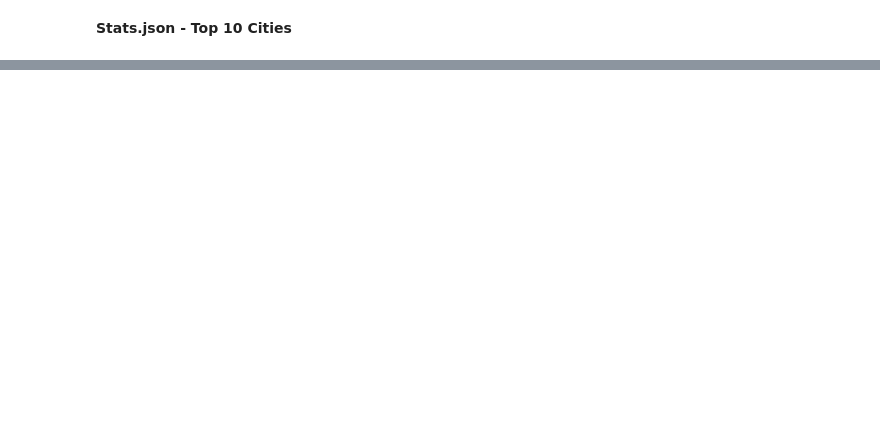
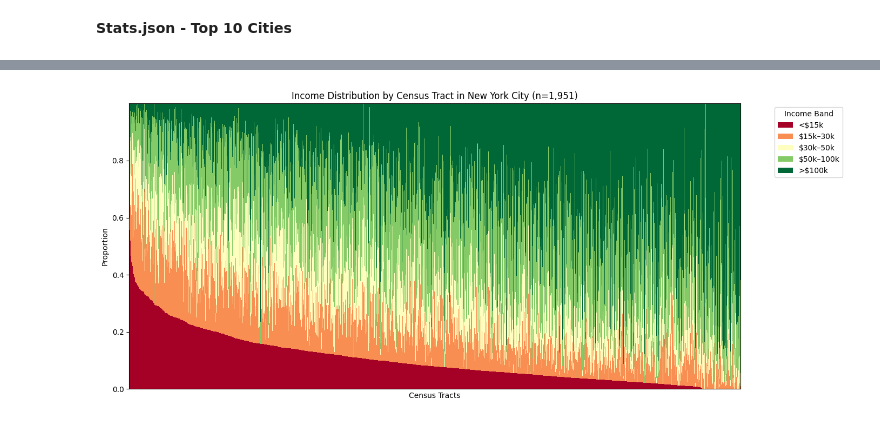
Before and after one commit to tomcavilla/Twitter-Sentiment, a Jupyter notebook: Analysis.ipynb, the cells around one changed output, grey strips where cells are left out. Cells and saved outputs as stored; diff of their text form; code cells hidden in the pictures; blank space fills up the shorter version.

```diff
--- a/Analysis.ipynb
+++ b/Analysis.ipynb
@@ -185,0 +290,14 @@ plt.show()
+# %%
+tracts = gpd.read_file("Utilities/Shapefiles/New York Tracts/tl_2017_36_tract.shp")
+# Tract Code = GEOID
+
+# Make codes are of the same datatype.
+census['TRACT_FIPS10'] = census['TRACT_FIPS10'].astype(str)
+tracts['GEOID'] = tracts['GEOID'].astype(str)
+
+# Pad in case of lost leading zeros.
+census['TRACT_FIPS10'] = census['TRACT_FIPS10'].str.zfill(11)
+tracts['GEOID'] = tracts['GEOID'].str.zfill(11)
+
+valid_tracts = tracts['GEOID'].unique()
+census_filtered = census[census['TRACT_FIPS10'].isin(valid_tracts)].copy()
@@ -185,0 +314,27 @@ plt.show()
+# %%
+import matplotlib.pyplot as plt
+
+cols = ['PIN1B_13_17', 'PIN2B_13_17', 'PIN3B_13_17', 'PIN4B_13_17', 'PIN5B_13_17']
+labels = ['<$15k', '$15k–30k', '$30k–50k', '$50k–100k', '>$100k']
+
+census_filtered = census_filtered[census_filtered['TRACT_FIPS10'].isin(tracts_info['GEOID'])]
+
+census_filtered[cols] = census_filtered[cols].apply(pd.to_numeric, errors='coerce')
+census_filtered = census_filtered.sort_values('PIN1B_13_17', ascending=False)
+
+census_filtered_clean = census_filtered.dropna(subset=cols)
+
+ax = census_filtered_clean.sort_values('PIN1B_13_17', ascending=False)[cols]\
+    .rename(columns=dict(zip(cols, labels))).plot(
+        kind='bar', stacked=True, figsize=(14, 6), colormap='RdYlGn', width=1.0
+    )
+
+ax.set_xticks([])
+ax.set_xlabel('Census Tracts')
+ax.set_ylabel('Proportion')
+ax.set_title('Income Distribution by Census Tract in New York City (n={:,})'.format(len(census_filtered_clean)))
+ax.legend(title='Income Band', bbox_to_anchor=(1.05, 1), loc='upper left')
+plt.tight_layout()
+plt.show()
+# %% [output]
+[figure, added]
```
Also changed, not shown: parts of 40 cells of this notebook, 14 other files.
